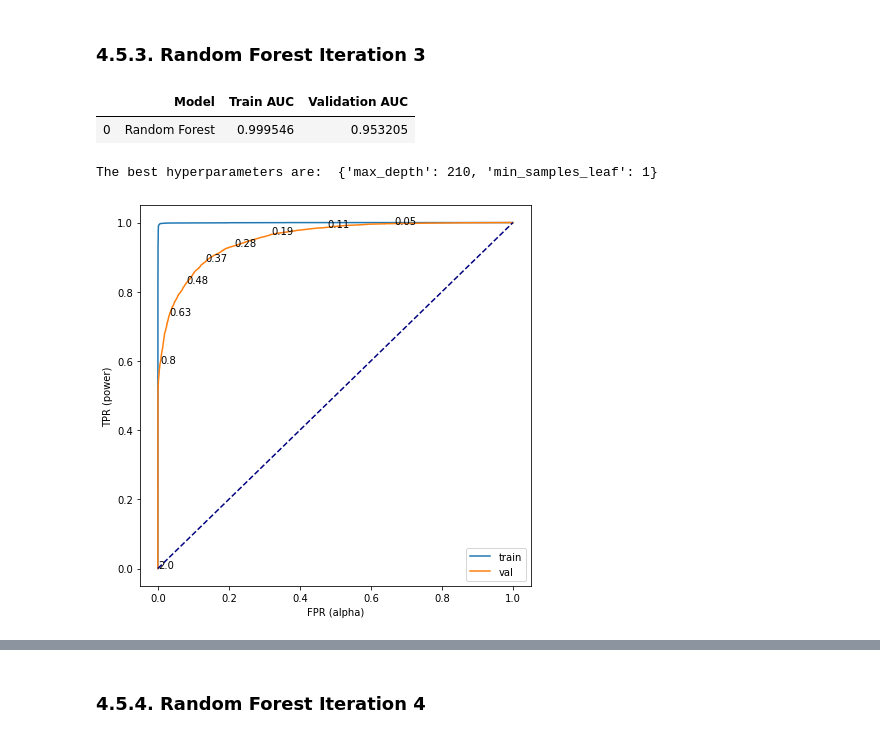
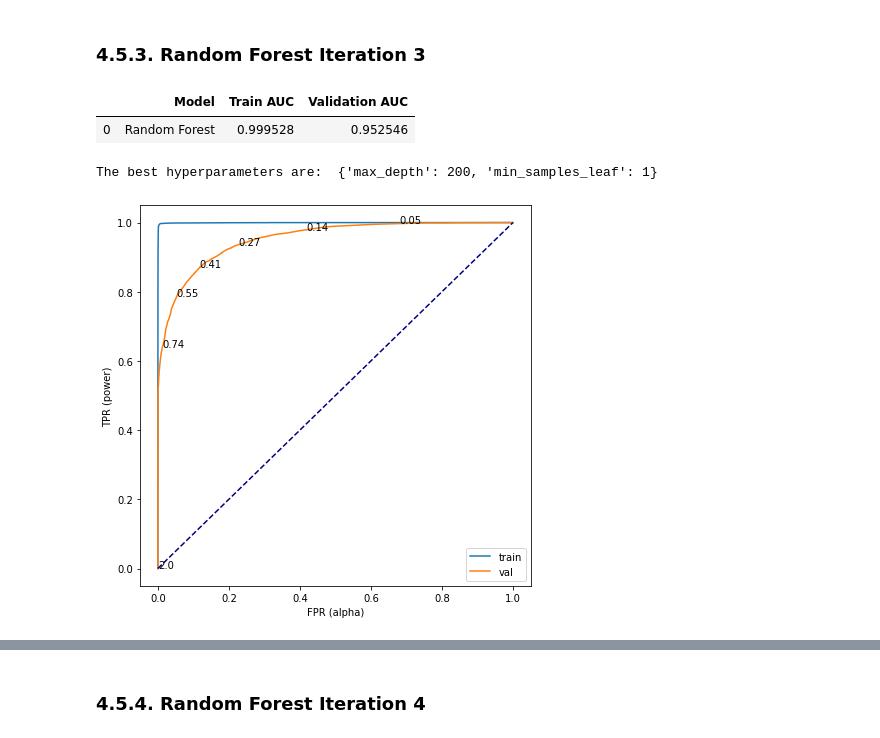
Before and after one commit to ravimalde/hotel_cancellation_analysis, a Jupyter notebook: index2.ipynb, the cells around one changed output, grey strips where cells are left out. Cells and saved outputs as stored; diff of their text form; code cells hidden in the pictures.

```diff
--- a/index2.ipynb
+++ b/index2.ipynb
@@ -561,14 +589,14 @@ random_forest2.opt_plots()
 # %% [markdown]
 ### 4.5.3. Random Forest Iteration 3
 # %%
-param_grid = {'max_depth':range(200,410,10), 'min_samples_leaf':range(1,3,1)}
+param_grid = {'max_depth':range(100,201,100), 'min_samples_leaf':range(1,3,1)}
 random_forest3 = Classification("Random Forest", X_train, X_val, y_train, y_val)
 random_forest3.get_scores(param_grid, skf)
 # %% [output]
 |  | Model | Train AUC | Validation AUC |
-| 0 | Random Forest | 0.999546 | 0.953205 |
+| 0 | Random Forest | 0.999528 | 0.952546 |
-The best hyperparameters are:  {'max_depth': 210, 'min_samples_leaf': 1}
+The best hyperparameters are:  {'max_depth': 200, 'min_samples_leaf': 1}
-[figure, old version]
+[figure, new version]
 # %%
 random_forest3.opt_plots()
 # %% [output]
```
Also changed, not shown: parts of 18 cells of this notebook.
